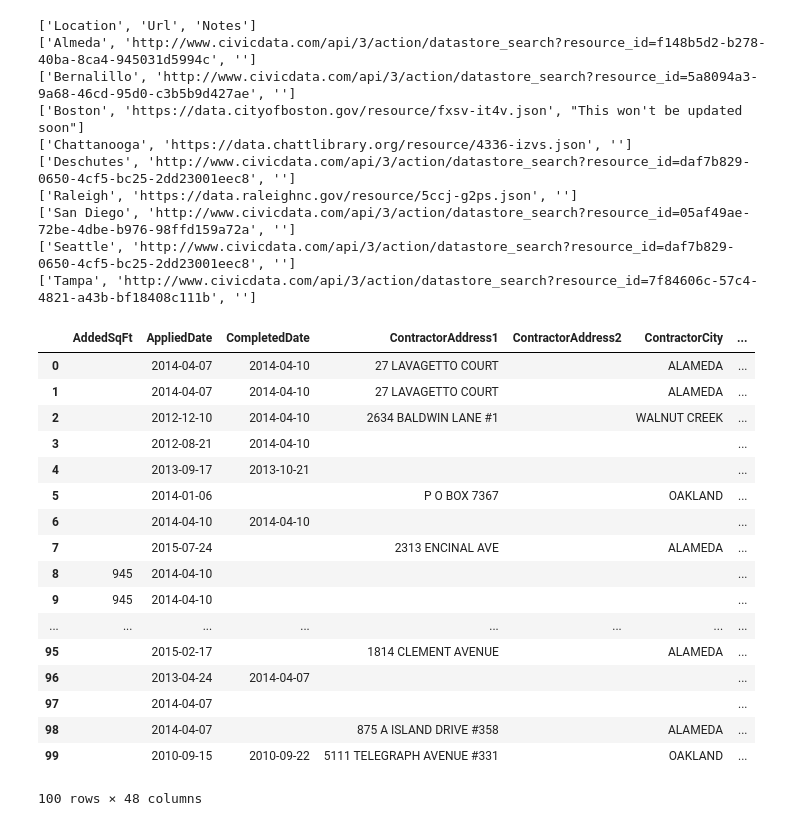
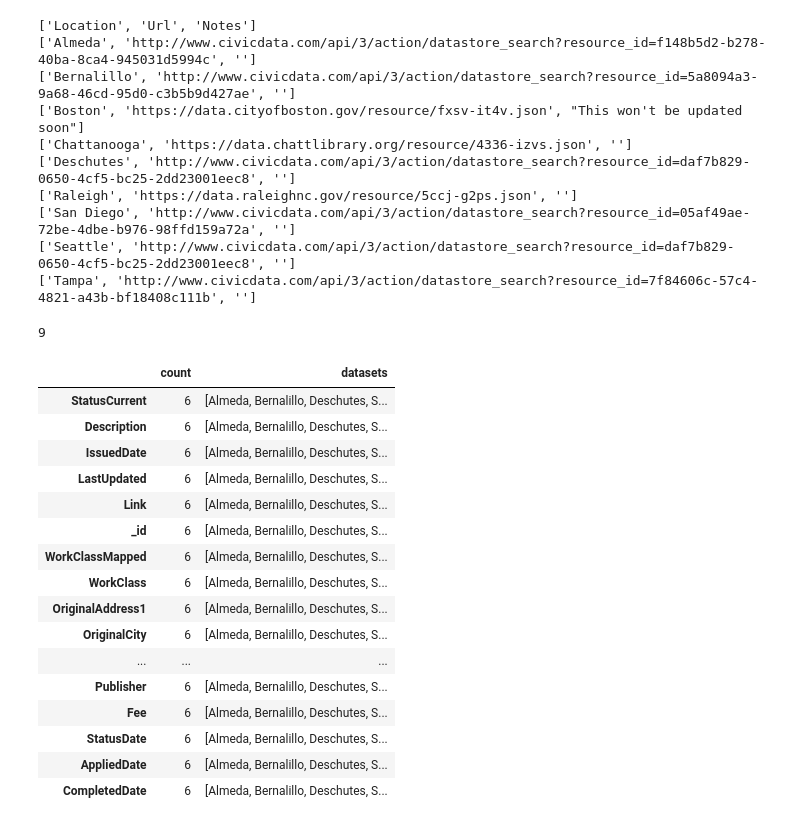
Before and after one commit to sunlightpolicy/open_data_standards_project, a Jupyter notebook: procurement.ipynb, the cells around one changed output. Drawn from its saved outputs; the diff is of its cells as text; code cells hidden in the pictures.

```diff
--- a/procurement.ipynb
+++ b/procurement.ipynb
@@ -303,24 +268,29 @@ permit_dfs = make_dfs('_data/blds.csv')
 ['San Diego', 'http://www.civicdata.com/api/3/action/datastore_search?resource_id=05af49ae-72be-4dbe-b976-98ffd159a72a', '']
 ['Seattle', 'http://www.civicdata.com/api/3/action/datastore_search?resource_id=daf7b829-0650-4cf5-bc25-2dd23001eec8', '']
 ['Tampa', 'http://www.civicdata.com/api/3/action/datastore_search?resource_id=7f84606c-57c4-4821-a43b-bf18408c111b', '']
-# %%
-permit_dfs['Almeda']
-# %% [output]
-|  | AddedSqFt | AppliedDate | CompletedDate | ContractorAddress1 | ContractorAddress2 | ContractorCity | ... |
-| 0 |  | 2014-04-07 | 2014-04-10 | 27 LAVAGETTO COURT |  | ALAMEDA | ... |
-| 1 |  | 2014-04-07 | 2014-04-10 | 27 LAVAGETTO COURT |  | ALAMEDA | ... |
-| 2 |  | 2012-12-10 | 2014-04-10 | 2634 BALDWIN LANE #1 |  | WALNUT CREEK | ... |
-| 3 |  | 2012-08-21 | 2014-04-10 |  |  |  | ... |
-| 4 |  | 2013-09-17 | 2013-10-21 |  |  |  | ... |
-| 5 |  | 2014-01-06 |  | P O BOX 7367 |  | OAKLAND | ... |
-| 6 |  | 2014-04-10 | 2014-04-10 |  |  |  | ... |
-| 7 |  | 2015-07-24 |  | 2313 ENCINAL AVE |  | ALAMEDA | ... |
-| 8 | 945 | 2014-04-10 |  |  |  |  | ... |
-| 9 | 945 | 2014-04-10 |  |  |  |  | ... |
-| ... | ... | ... | ... | ... | ... | ... | ... |
-| 95 |  | 2015-02-17 |  | 1814 CLEMENT AVENUE |  | ALAMEDA | ... |
-| 96 |  | 2013-04-24 | 2014-04-07 |  |  |  | ... |
-| 97 |  | 2014-04-07 |  |  |  |  | ... |
-| 98 |  | 2014-04-07 |  | 875 A ISLAND DRIVE #358 |  | ALAMEDA | ... |
-| 99 |  | 2010-09-15 | 2010-09-22 | 5111 TELEGRAPH AVENUE #331 |  | OAKLAND | ... |
-100 rows × 48 columns
+# %%
+popular_cols = pd.DataFrame(headers_dict).transpose().sort_values(by=['count'], ascending=False)
+# %%
+len(permit_dfs)
+# %% [output]
+9
+# %%
+popular_cols[popular_cols['count'] == 6]
+# %% [output]
+|  | count | datasets |
+| StatusCurrent | 6 | [Almeda, Bernalillo, Deschutes, S... |
+| Description | 6 | [Almeda, Bernalillo, Deschutes, S... |
+| IssuedDate | 6 | [Almeda, Bernalillo, Deschutes, S... |
+| LastUpdated | 6 | [Almeda, Bernalillo, Deschutes, S... |
+| Link | 6 | [Almeda, Bernalillo, Deschutes, S... |
+| _id | 6 | [Almeda, Bernalillo, Deschutes, S... |
+| WorkClassMapped | 6 | [Almeda, Bernalillo, Deschutes, S... |
+| WorkClass | 6 | [Almeda, Bernalillo, Deschutes, S... |
+| OriginalAddress1 | 6 | [Almeda, Bernalillo, Deschutes, S... |
+| OriginalCity | 6 | [Almeda, Bernalillo, Deschutes, S... |
+| ... | ... | ... |
+| Publisher | 6 | [Almeda, Bernalillo, Deschutes, S... |
+| Fee | 6 | [Almeda, Bernalillo, Deschutes, S... |
+| StatusDate | 6 | [Almeda, Bernalillo, Deschutes, S... |
+| AppliedDate | 6 | [Almeda, Bernalillo, Deschutes, S... |
+| CompletedDate | 6 | [Almeda, Bernalillo, Deschutes, S... |
```
Also changed, not shown: parts of 4 cells of this notebook, 1 other file.
